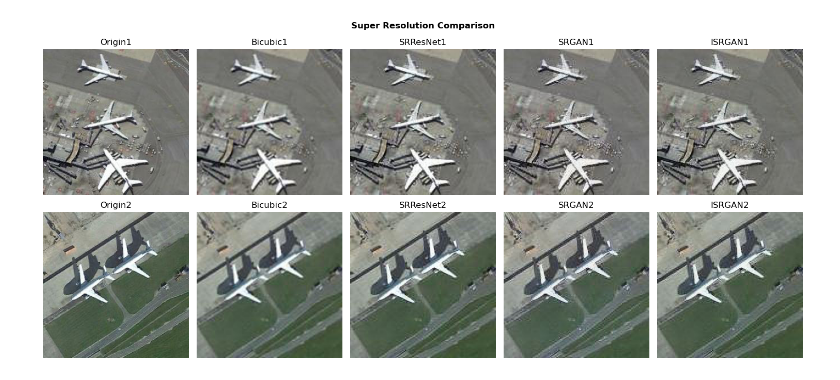
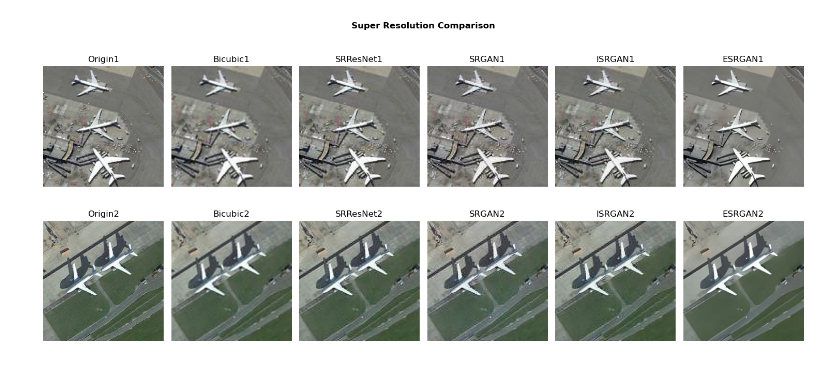
Before and after one commit to JackieLin2004/Intelligent-RS, a Jupyter notebook: utils/spliced_images_for_super-resolution.ipynb, the cells around one changed output. Saved outputs shown, nothing was run; the diff lists cells and outputs as text; code cells hidden in the pictures.

```diff
--- a/utils/spliced_images_for_super-resolution.ipynb
+++ b/utils/spliced_images_for_super-resolution.ipynb
@@ -10,19 +10,21 @@ images = {
     'srresnet1': image_folder + 'srresnet1.jpg',
     'srgan1': image_folder + 'srgan1.jpg',
     'isrgan1': image_folder + 'isrgan1.jpg',
+    'esrgan1': image_folder + 'esrgan1.jpg',
     'origin2': image_folder + 'origin2.jpg',
     'bicubic2': image_folder + 'bicubic2.jpg',
     'srresnet2': image_folder + 'srresnet2.jpg',
     'srgan2': image_folder + 'srgan2.jpg',
     'isrgan2': image_folder + 'isrgan2.jpg',
+    'esrgan2': image_folder + 'esrgan2.jpg',
 }
 
 # 创建两行四列的子图布局
-fig, axs = plt.subplots(2, 5, figsize=(15, 7))
+fig, axs = plt.subplots(2, 6, figsize=(15, 7))
 
 plt.suptitle("Super Resolution Comparison", fontsize=12, fontweight='bold')
 
-# 第一行图片：origin1, bicubic1, srresnet1, srgan1
+# 第一行图片
 axs[0, 0].imshow(mpimg.imread(images['origin1']))
 axs[0, 0].set_title('Origin1')
 axs[0, 1].imshow(mpimg.imread(images['bicubic1']))
@@ -31,32 +33,36 @@ axs[0, 2].imshow(mpimg.imread(images['srresnet1']))
 axs[0, 2].set_title('SRResNet1')
 axs[0, 3].imshow(mpimg.imread(images['srgan1']))
 axs[0, 3].set_title('SRGAN1')
 axs[0, 4].imshow(mpimg.imread(images['isrgan1']))
 axs[0, 4].set_title('ISRGAN1')
+axs[0, 5].imshow(mpimg.imread(images['esrgan1']))
+axs[0, 5].set_title('ESRGAN1')
 
-# 第二行图片：origin2, bicubic2, srresnet2, srgan2
+# 第二行图片
 axs[1, 0].imshow(mpimg.imread(images['origin2']))
 axs[1, 0].set_title('Origin2')
 axs[1, 1].imshow(mpimg.imread(images['bicubic2']))
 axs[1, 1].set_title('Bicubic2')
 axs[1, 2].imshow(mpimg.imread(images['srresnet2']))
 axs[1, 2].set_title('SRResNet2')
 axs[1, 3].imshow(mpimg.imread(images['srgan2']))
 axs[1, 3].set_title('SRGAN2')
 axs[1, 4].imshow(mpimg.imread(images['isrgan2']))
 axs[1, 4].set_title('ISRGAN2')
+axs[1, 5].imshow(mpimg.imread(images['esrgan2']))
+axs[1, 5].set_title('ESRGAN2')
 
 # 隐藏坐标轴
 for ax in axs.flat:
     ax.axis('off')
 
 # 调整布局
 plt.tight_layout()
 
 # 保存图像
 plt.savefig('Super_Resolution_Comparison.png', dpi=1000)
 
 # 显示图形
 plt.show()
 # %% [output]
-[figure, old version]
+[figure, new version]
```
Also changed, not shown: 4 other files.
